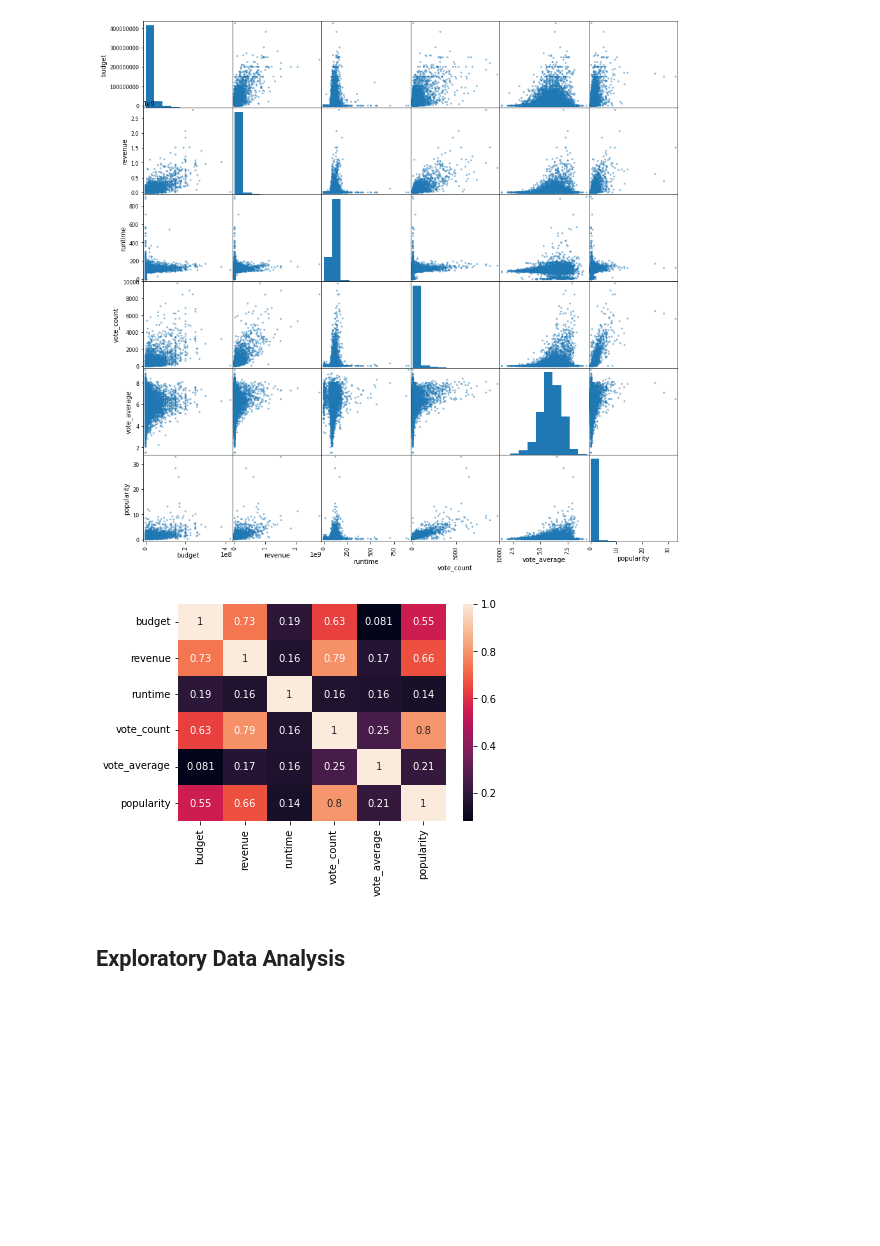
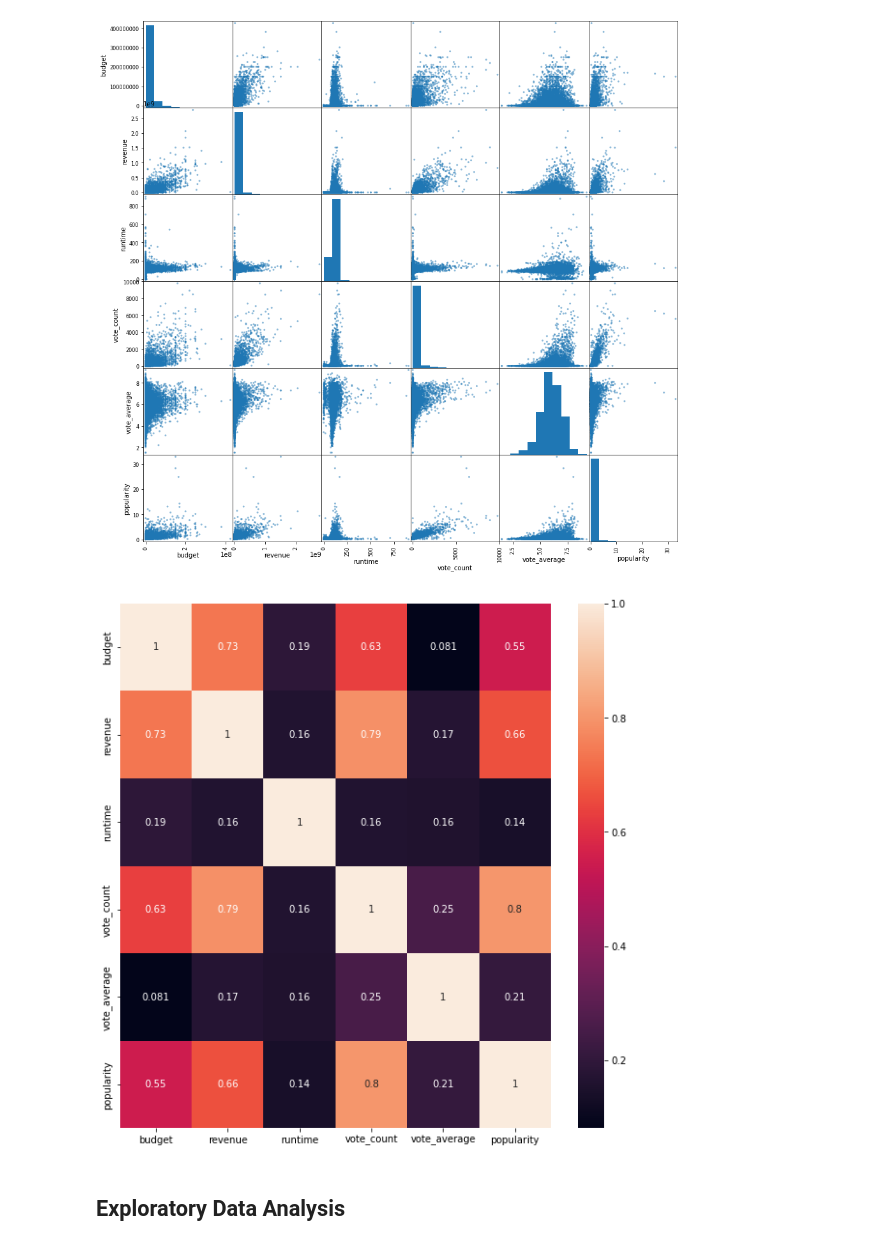
Before and after one commit to OmarAlaaeldein/Investigate-a-Dataset-TMDb-movie-dataset, a Jupyter notebook: Investigate_a_Dataset.ipynb, the cells around one changed output. Cells and saved outputs as stored; diff of their text form; code cells hidden in the pictures; blank space fills up the shorter version.

```diff
--- a/Investigate_a_Dataset.ipynb
+++ b/Investigate_a_Dataset.ipynb
@@ -171,9 +172,10 @@ pd.plotting.scatter_matrix(df[num],figsize=(15,15));
 # %% [output]
 [figure]
 # %%
+plt.figure(figsize=(10,10))
 sns.heatmap(df[num].corr(),annot=True,cmap='rocket');
 # %% [output]
-[figure, old version]
+[figure, new version]
 # %% [markdown]
 <a id='eda'></a>
 ## Exploratory Data Analysis
```
Also changed, not shown: parts of 4 cells of this notebook, 1 other file.
